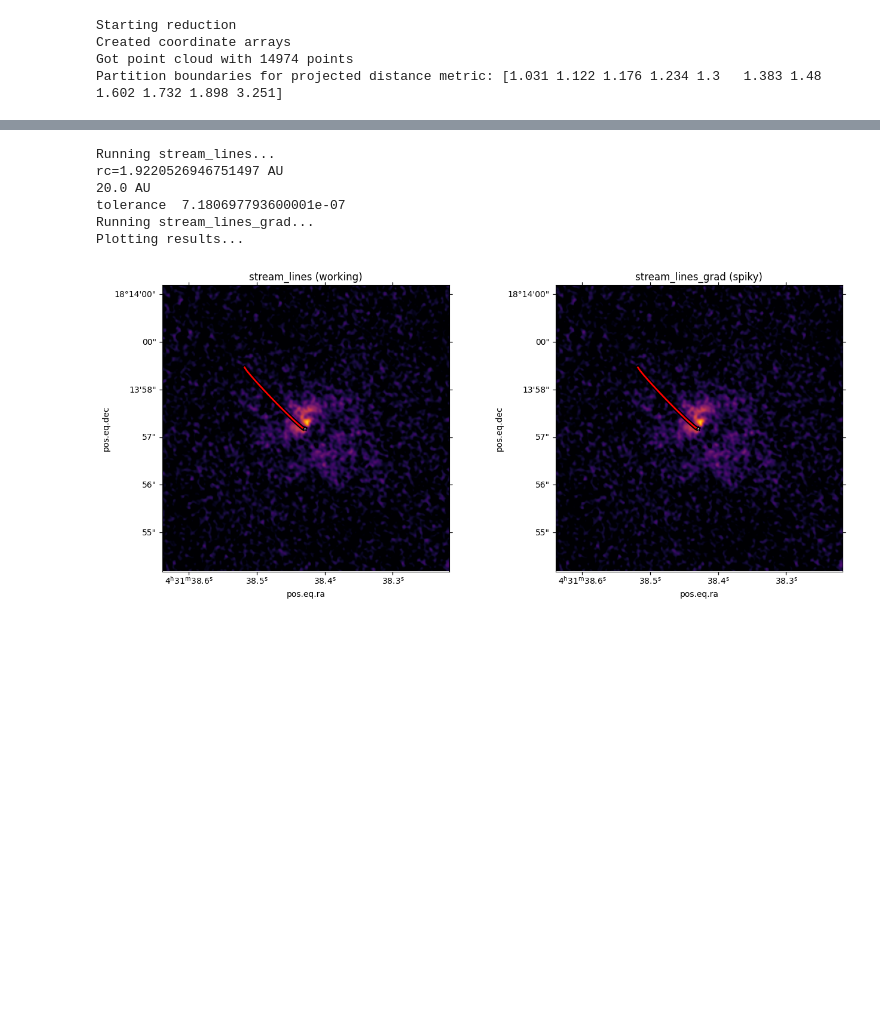
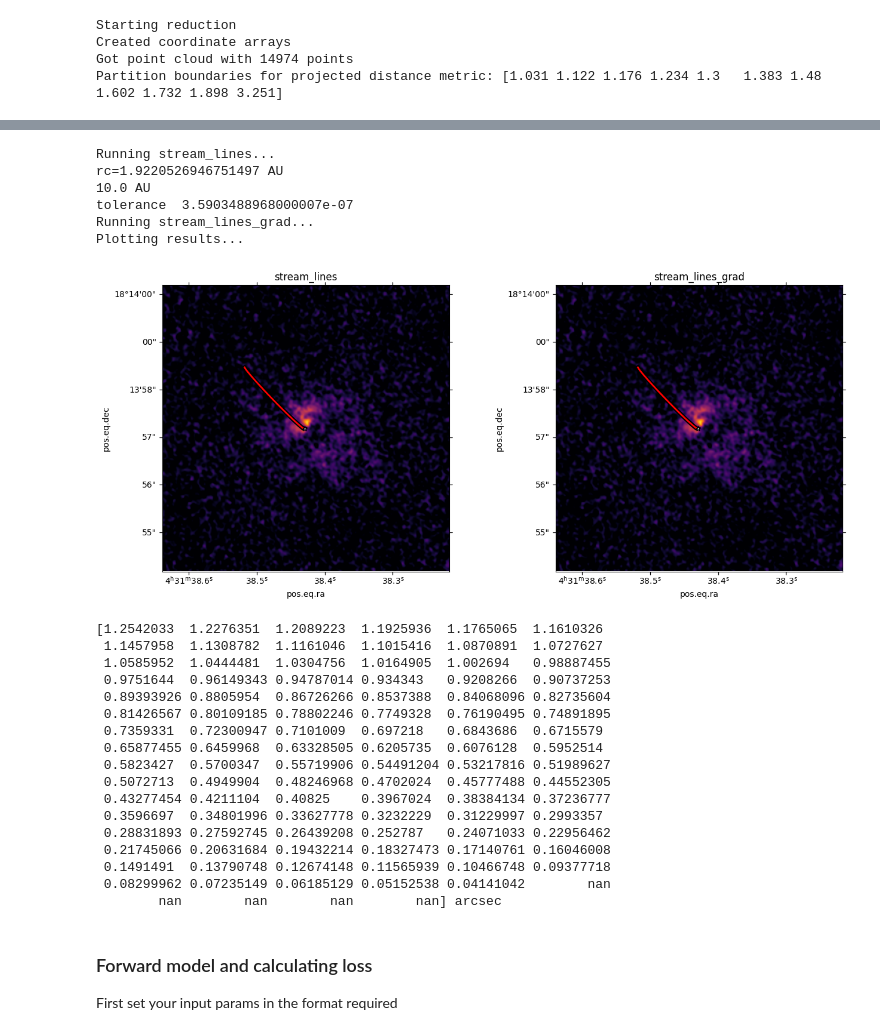
Before and after one commit to Lauren4476/velocity_tools, a Jupyter notebook: test_streamfit.ipynb, the cells around one changed output, grey strips where cells are left out. Cells and saved outputs as stored; diff of their text form; code cells hidden in the pictures; blank space fills up the shorter version.

```diff
--- a/test_streamfit.ipynb
+++ b/test_streamfit.ipynb
@@ -97,14 +114,16 @@ This plot shows that stream_lines_grad is not working well and has some kind of
 # %%
 # Initial guesses at params
+r0 = 1000*u.au
 theta0 = 130.*u.deg
-r0 = 1000*u.au
 phi0 = 70.*u.deg
+omega0 = 4e-13/u.s
 v_r0 = 0*u.km/u.s
-omega0 = 4e-13/u.s
-v_lsr = 7.14*u.km/u.s
+# params we set
+Mstar = 2.1*u.Msun
 inc = -43*u.deg
 PA_ang = 130*u.deg
-Mstar = 2.1*u.Msun
+v_lsr = 7.14*u.km/u.s
+
 
 # Run the forward model with initial params - using stream_lines
 # x = RA offset (au), y = velocity (km/s), z = Dec offset (au)
@@ -112,18 +131,28 @@ print("Running stream_lines...")
 (x1, y1, z1), (vx1, vy1, vz1) = stream_lines.xyz_stream(
                 mass=Mstar, r0=r0, theta0=theta0, phi0=phi0,
                 omega=omega0, v_r0=v_r0, inc=inc, pa=PA_ang,
-                rmin=0.5e2*u.au, deltar=20*u.au) #<- decrease deltar for more accurate streamer calculation
+                rmin=0.5e2*u.au, deltar=10*u.au) #<- decrease deltar for more accurate streamer calculation
 dra_stream1 = -x1.value / distance * u.arcsec
 ddec_stream1 = z1.value / distance * u.arcsec
 fil1 = SkyCoord(dra_stream1, ddec_stream1, frame=hltau_ref).transform_to(FK5)
 
 # Run the forward model with initial params - using stream_lines_grad
+# convert angles to radians, and strip units from all quantities
+r0 = r0.to(u.au).value
+theta0 = theta0.to(u.rad).value
+phi0 = phi0.to(u.rad).value
+omega0 = omega0.to(1/u.s).value
+v_r0 = v_r0.to(u.km/u.s).value
+inc = inc.to(u.rad).value
+PA_ang = PA_ang.to(u.rad).value
+Mstar = Mstar.to(u.Msun).value
+v_lsr = v_lsr.to(u.km/u.s).value
 # x = RA offset (au), y = velocity (km/s), z = Dec offset (au)
 print("Running stream_lines_grad...")
 (x2, y2, z2), (vx2, vy2, vz2) = stream_lines_grad.xyz_stream(
                 mass=Mstar, r0=r0, theta0=theta0, phi0=phi0,
                 omega=omega0, v_r0=v_r0, inc=inc, pa=PA_ang,
-                rmin=0.5e2*u.au, deltar=20*u.au) #<- decrease deltar for more accurate streamer calculation
+                rmin=50, deltar=10) #<- decrease deltar for more accurate streamer calculation
 dra_stream2 = -x2._value / distance * u.arcsec # note the _value to get raw number for stream_lines_grad
 ddec_stream2 = z2._value / distance * u.arcsec
 fil2 = SkyCoord(dra_stream2, ddec_stream2, frame=hltau_ref).transform_to(FK5)
@@ -135,35 +164,58 @@ wcs_TdV = WCS(hdu.header)
 
 # Create figure with two subplots side by side
 plt.close('all')
 fig = plt.figure(figsize=(14, 6))
 
 # Left subplot - stream_lines
 ax1 = WCSAxes(fig, [0.05, 0.1, 0.4, 0.8], wcs=wcs_TdV.celestial)
 fig.add_axes(ax1)
 im1 = ax1.imshow(hdu.data, cmap='inferno', vmin=0, vmax=160.e-3)
 ax1.scatter(hltau_c.ra, hltau_c.dec, marker='*', transform=ax1.get_transform('world'),
     facecolor='white', edgecolor='black')
 ax1.plot(fil1.ra, fil1.dec, color='black', transform=ax1.get_transform('world'), linewidth=5)
 ax1.plot(fil1.ra, fil1.dec, color='red', transform=ax1.get_transform('world'), linewidth=2)
-ax1.set_title('stream_lines (working)')
+ax1.set_title('stream_lines')
 
 # Right subplot - stream_lines_grad
 ax2 = WCSAxes(fig, [0.52, 0.1, 0.4, 0.8], wcs=wcs_TdV.celestial)
 fig.add_axes(ax2)
 im2 = ax2.imshow(hdu.data, cmap='inferno', vmin=0, vmax=160.e-3)
 ax2.scatter(hltau_c.ra, hltau_c.dec, marker='*', transform=ax2.get_transform('world'),
     facecolor='white', edgecolor='black')
 ax2.plot(fil2.ra, fil2.dec, color='black', transform=ax2.get_transform('world'), linewidth=5)
 ax2.plot(fil2.ra, fil2.dec, color='red', transform=ax2.get_transform('world'), linewidth=2)
-ax2.set_title('stream_lines_grad (spiky)')
+ax2.set_title('stream_lines_grad')
 
 plt.tight_layout()
 plt.show()
+
+print(dra_stream2)
 # %% [output]
 Running stream_lines...
 rc=1.9220526946751497 AU
-20.0 AU
-tolerance  7.180697793600001e-07
+10.0 AU
+tolerance  3.5903488968000007e-07
 Running stream_lines_grad...
 Plotting results...
-[figure, old version]
+[figure, new version]
+[1.2542033  1.2276351  1.2089223  1.1925936  1.1765065  1.1610326
+ 1.1457958  1.1308782  1.1161046  1.1015416  1.0870891  1.0727627
+ 1.0585952  1.0444481  1.0304756  1.0164905  1.002694   0.98887455
+ 0.9751644  0.96149343 0.94787014 0.934343   0.9208266  0.90737253
+ 0.89393926 0.8805954  0.86726266 0.8537388  0.84068096 0.82735604
+ 0.81426567 0.80109185 0.78802246 0.7749328  0.76190495 0.74891895
+ 0.7359331  0.72300947 0.7101009  0.697218   0.6843686  0.6715579
+ 0.65877455 0.6459968  0.63328505 0.6205735  0.6076128  0.5952514
+ 0.5823427  0.5700347  0.55719906 0.54491204 0.53217816 0.51989627
+ 0.5072713  0.4949904  0.48246968 0.4702024  0.45777488 0.44552305
+ 0.43277454 0.4211104  0.40825    0.3967024  0.38384134 0.37236777
+ 0.3596697  0.34801996 0.33627778 0.3232229  0.31229997 0.2993357
+ 0.28831893 0.27592745 0.26439208 0.252787   0.24071033 0.22956462
+ 0.21745066 0.20631684 0.19432214 0.18327473 0.17140761 0.16046008
+ 0.1491491  0.13790748 0.12674148 0.11565939 0.10466748 0.09377718
+ 0.08299962 0.07235149 0.06185129 0.05152538 0.04141042        nan
+        nan        nan        nan        nan] arcsec
+# %% [markdown]
+### Forward model and calculating loss
+
+First set your input params in the format required
```
Also changed, not shown: parts of 11 cells of this notebook, 2 other files.
